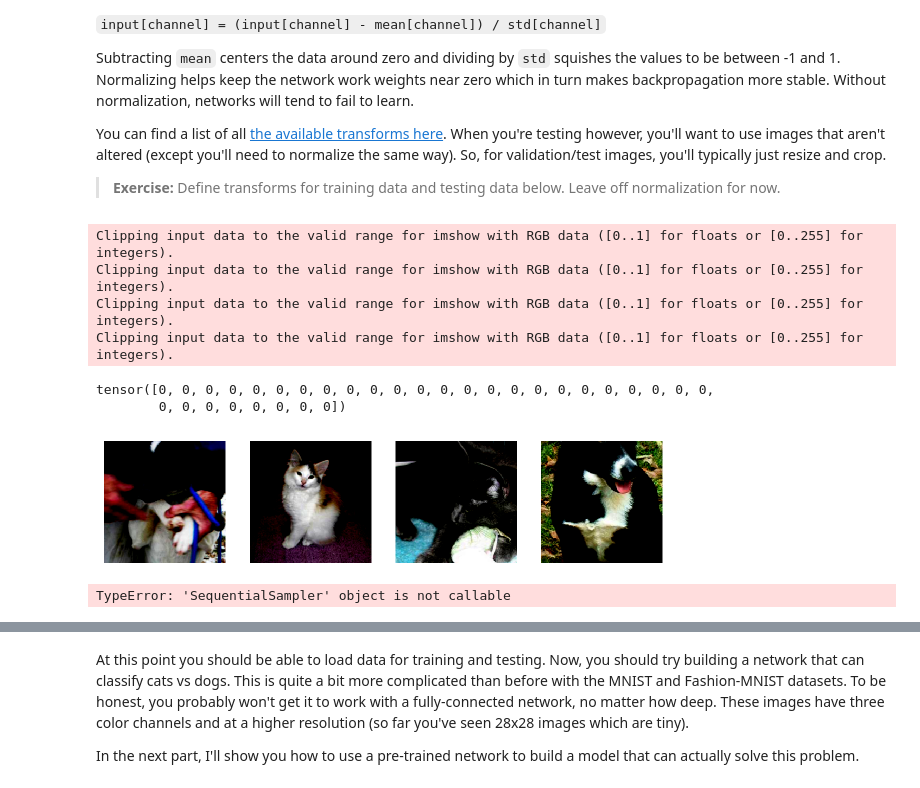
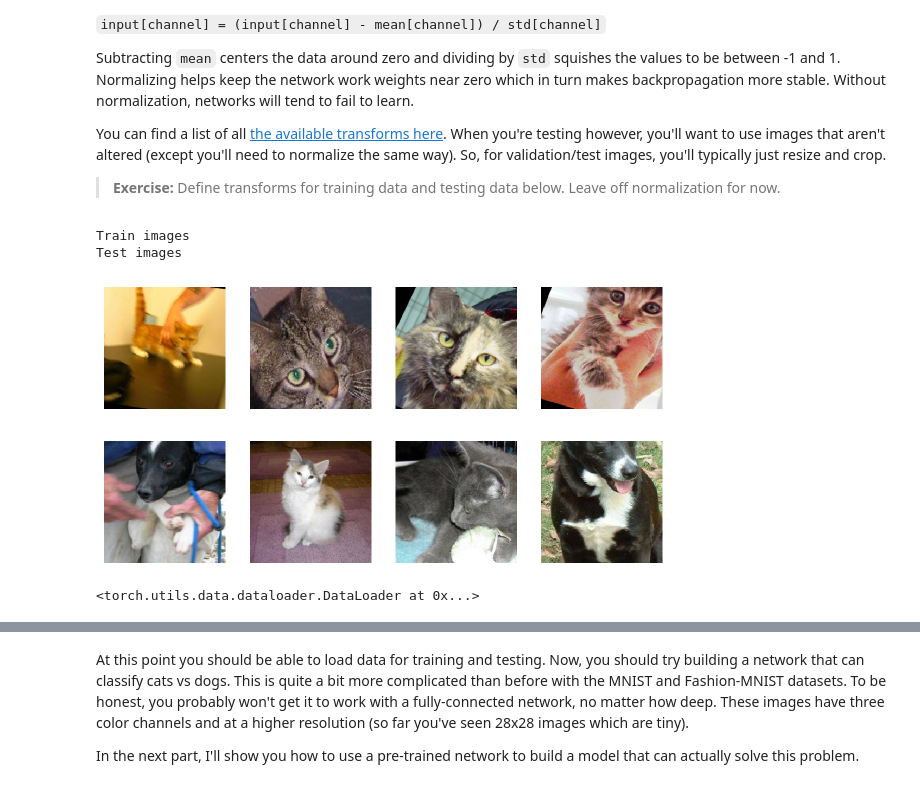
Before and after one commit to sejas/deep-learning-pytorch, a Jupyter notebook: Part 7 - Loading Image Data (Exercises).ipynb, the cells around one changed output, grey strips where cells are left out. Saved outputs shown, nothing was run; the diff lists cells and outputs as text; code cells hidden in the pictures.

Commit message:
improve loading data NN

```diff
--- a/Part 7 - Loading Image Data (Exercises).ipynb
+++ b/Part 7 - Loading Image Data (Exercises).ipynb
@@ -130,16 +130,12 @@ train_transforms = transforms.Compose([
                                        transforms.RandomRotation(35),
                                        transforms.RandomResizedCrop(224),
                                        transforms.RandomHorizontalFlip(),
-                                       transforms.ToTensor(),
-                                       transforms.Normalize([0.5, 0.5, 0.5, ],
-                                                            [0.5, 0.5, 0.5, ])
+                                       transforms.ToTensor()
                                       ])
 
 test_transforms = transforms.Compose([transforms.Resize(255),
                                       transforms.CenterCrop(224),
-                                      transforms.ToTensor(),
-                                      transforms.Normalize([0.5, 0.5, 0.5, ],
-                                                           [0.5, 0.5, 0.5, ])])
+                                      transforms.ToTensor()])
 
 
 # Pass transforms in here, then run the next cell to see how the transforms look
@@ -150,25 +146,25 @@ trainloader = torch.utils.data.DataLoader(train_data, batch_size=32)
 testloader = torch.utils.data.DataLoader(test_data, batch_size=32)
 # %%
 # change this to the trainloader or testloader
-data_iter = iter(testloader)
-
-images, labels = next(data_iter)
-fig, axes = plt.subplots(figsize=(10,4), ncols=4)
-for i in range(4):
-    ax = axes[i]
-    helper.imshow(images[i], ax=ax, normalize=False)
+def show_images(data_iter):
+    images, labels = next(data_iter)
+    fig, axes = plt.subplots(figsize=(10,4), ncols=4)
+    for i in range(4):
+        ax = axes[i]
+        helper.imshow(images[i], ax=ax, normalize=False)
+print("Train images")
+show_images(iter(trainloader))
+print("Test images")
+show_images(iter(testloader))
 # %% [output]
-Clipping input data to the valid range for imshow with RGB data ([0..1] for floats or [0..255] for integers).
-Clipping input data to the valid range for imshow with RGB data ([0..1] for floats or [0..255] for integers).
-Clipping input data to the valid range for imshow with RGB data ([0..1] for floats or [0..255] for integers).
-Clipping input data to the valid range for imshow with RGB data ([0..1] for floats or [0..255] for integers).
+Train images
+Test images
-tensor([0, 0, 0, 0, 0, 0, 0, 0, 0, 0, 0, 0, 0, 0, 0, 0, 0, 0, 0, 0, 0, 0, 0, 0,
-        0, 0, 0, 0, 0, 0, 0, 0])
-[figure, old version]
+[figure, new version]
+[figure, added]
 # %%
 trainloader
 # %% [output]
-TypeError: 'SequentialSampler' object is not callable
+<torch.utils.data.dataloader.DataLoader at 0x...>
 # %% [markdown]
 Your transformed images should look something like this.
 
```
Also changed, not shown: parts of 1 cell of this notebook.
